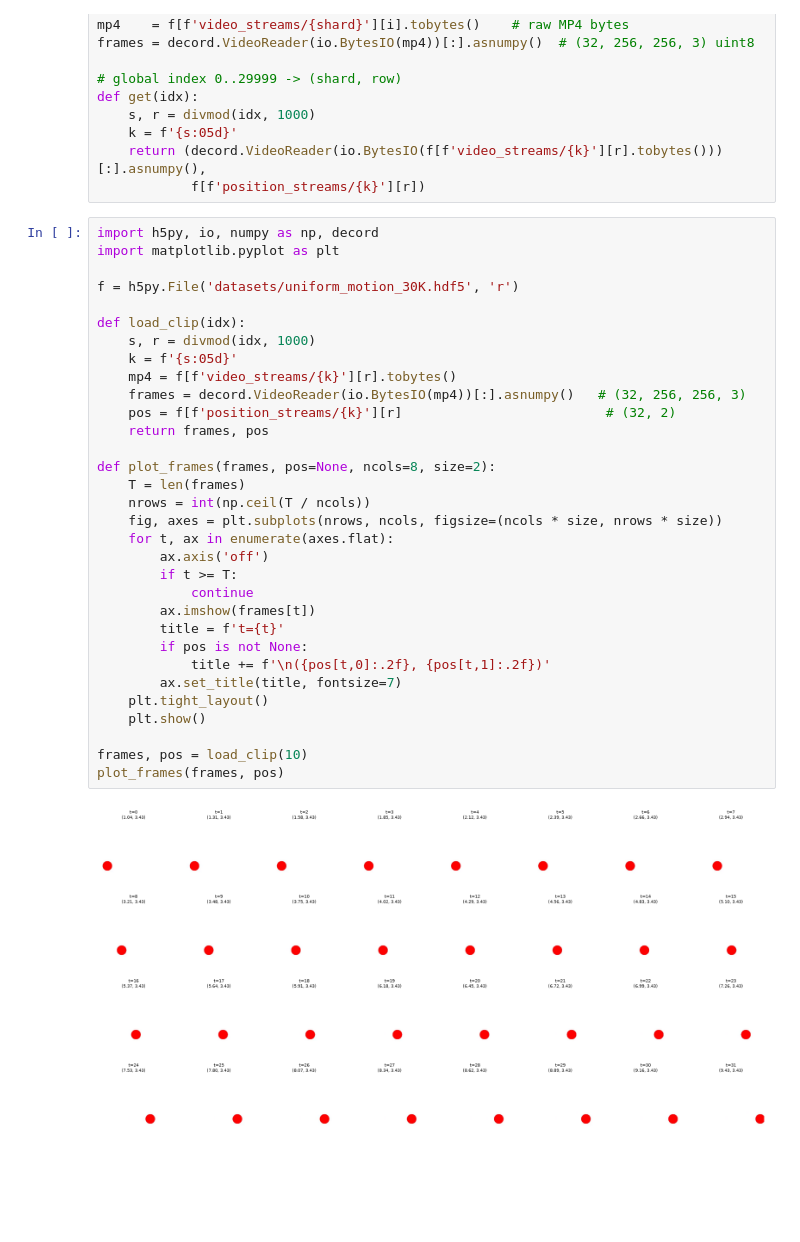
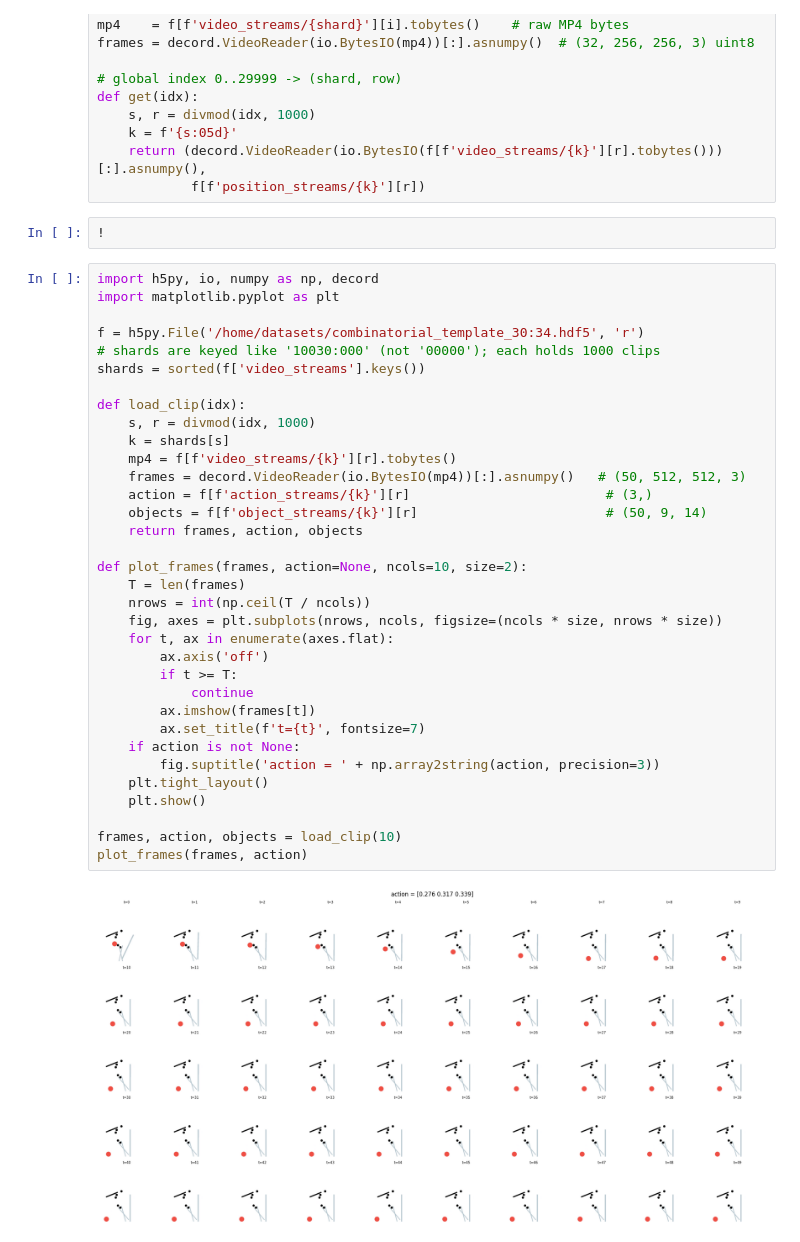
Before and after one commit to maheshreddy24/IDM, a Jupyter notebook: data_exp.ipynb, the cells around one changed output. Drawn from its saved outputs; the diff is of its cells as text; blank space fills up the shorter version.

```diff
--- a/data_exp.ipynb
+++ b/data_exp.ipynb
@@ -70,37 +70,41 @@ def get(idx):
     k = f'{s:05d}'
     return (decord.VideoReader(io.BytesIO(f[f'video_streams/{k}'][r].tobytes()))[:].asnumpy(),
             f[f'position_streams/{k}'][r])
+# %%
+!
 # %%
 import h5py, io, numpy as np, decord
 import matplotlib.pyplot as plt
 
-f = h5py.File('datasets/uniform_motion_30K.hdf5', 'r')
+f = h5py.File('/home/datasets/combinatorial_template_30:34.hdf5', 'r')
+# shards are keyed like '10030:000' (not '00000'); each holds 1000 clips
+shards = sorted(f['video_streams'].keys())
 
 def load_clip(idx):
     s, r = divmod(idx, 1000)
-    k = f'{s:05d}'
+    k = shards[s]
     mp4 = f[f'video_streams/{k}'][r].tobytes()
-    frames = decord.VideoReader(io.BytesIO(mp4))[:].asnumpy()   # (32, 256, 256, 3)
-    pos = f[f'position_streams/{k}'][r]                          # (32, 2)
-    return frames, pos
+    frames = decord.VideoReader(io.BytesIO(mp4))[:].asnumpy()   # (50, 512, 512, 3)
+    action = f[f'action_streams/{k}'][r]                         # (3,)
+    objects = f[f'object_streams/{k}'][r]                        # (50, 9, 14)
+    return frames, action, objects
 
-def plot_frames(frames, pos=None, ncols=8, size=2):
+def plot_frames(frames, action=None, ncols=10, size=2):
     T = len(frames)
     nrows = int(np.ceil(T / ncols))
     fig, axes = plt.subplots(nrows, ncols, figsize=(ncols * size, nrows * size))
     for t, ax in enumerate(axes.flat):
         ax.axis('off')
         if t >= T:
             continue
         ax.imshow(frames[t])
-        title = f't={t}'
-        if pos is not None:
-            title += f'\n({pos[t,0]:.2f}, {pos[t,1]:.2f})'
-        ax.set_title(title, fontsize=7)
+        ax.set_title(f't={t}', fontsize=7)
+    if action is not None:
+        fig.suptitle('action = ' + np.array2string(action, precision=3))
     plt.tight_layout()
     plt.show()
 
-frames, pos = load_clip(10)
-plot_frames(frames, pos)
+frames, action, objects = load_clip(10)
+plot_frames(frames, action)
 # %% [output]
-[figure, old version]
+[figure, new version]
```
Also changed, not shown: parts of 3 cells of this notebook, 13 other files.
